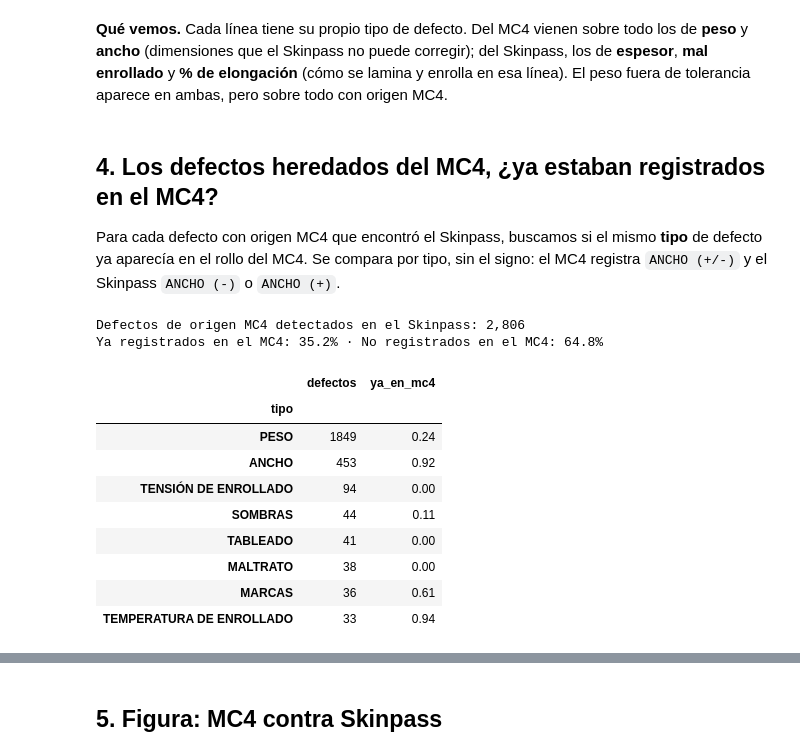
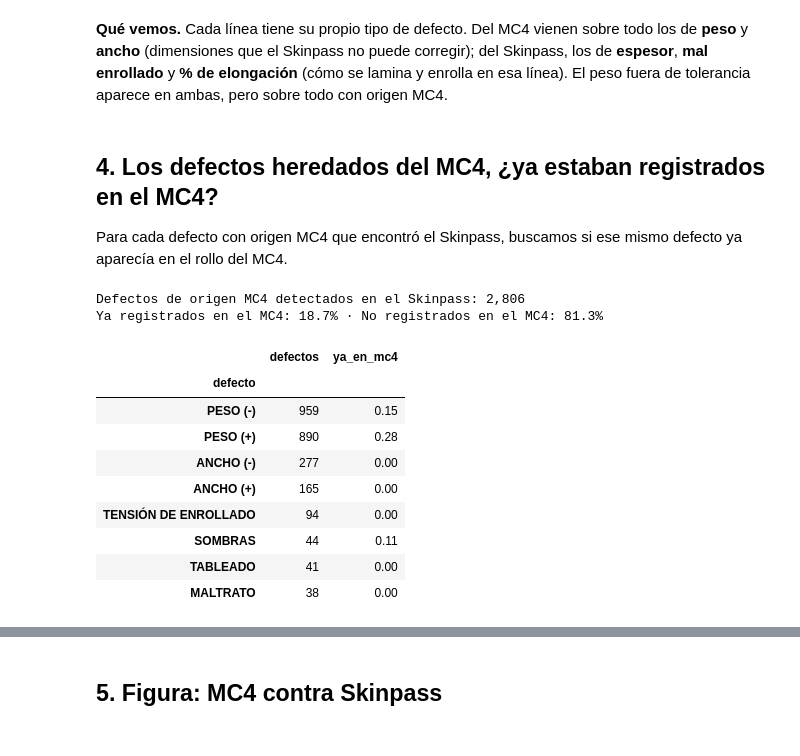
Before and after one commit to DiegoLarrieta/Entregable_Reto, a Jupyter notebook: notebooks/investigacion.ipynb, the cells around one changed output, grey strips where cells are left out. Saved outputs shown, nothing was run; the diff lists cells and outputs as text; code cells hidden in the pictures.

```diff
--- a/notebooks/investigacion.ipynb
+++ b/notebooks/investigacion.ipynb
@@ -142,33 +142,28 @@ top
 **Qué vemos.** Cada línea tiene su propio tipo de defecto. Del MC4 vienen sobre todo los de **peso** y **ancho** (dimensiones que el Skinpass no puede corregir); del Skinpass, los de **espesor**, **mal enrollado** y **% de elongación** (cómo se lamina y enrolla en esa línea). El peso fuera de tolerancia aparece en ambas, pero sobre todo con origen MC4.
 # %% [markdown]
 ## 4. Los defectos heredados del MC4, ¿ya estaban registrados en el MC4?
-Para cada defecto con origen MC4 que encontró el Skinpass, buscamos si el mismo **tipo** de defecto ya aparecía en el rollo del MC4. Se compara por tipo, sin el signo: el MC4 registra `ANCHO (+/-)` y el Skinpass `ANCHO (-)` o `ANCHO (+)`.
+Para cada defecto con origen MC4 que encontró el Skinpass, buscamos si ese mismo defecto ya aparecía en el rollo del MC4.
 # %%
-def tipo(defecto):
-    """'ANCHO (-)', 'ANCHO (+/-)' -> 'ANCHO'."""
-    return defecto.rstrip('.').split(' (')[0].strip()
-
 reg_mc4 = set()
 for k in range(1, 6):
     t = mc4[['Material Salida', f'Defecto ({k})']].dropna()
-    reg_mc4 |= set(zip(t['Material Salida'], t[f'Defecto ({k})'].map(tipo)))
+    reg_mc4 |= set(zip(t['Material Salida'], t[f'Defecto ({k})'].str.rstrip('.')))
 
 H = D[D['origen'] == 'MC4'].copy()
-H['tipo'] = H['defecto'].map(tipo)
-H['ya_en_mc4'] = [(r, d) in reg_mc4 for r, d in zip(H['rollo'], H['tipo'])]
+H['ya_en_mc4'] = [(r, d) in reg_mc4 for r, d in zip(H['rollo'], H['defecto'])]
 print(f'Defectos de origen MC4 detectados en el Skinpass: {len(H):,}')
 print(f'Ya registrados en el MC4: {H["ya_en_mc4"].mean():.1%} · No registrados en el MC4: {1 - H["ya_en_mc4"].mean():.1%}')
-H.groupby('tipo')['ya_en_mc4'].agg(defectos='size', ya_en_mc4='mean').sort_values('defectos', ascending=False).head(8).round(2)
+H.groupby('defecto')['ya_en_mc4'].agg(defectos='size', ya_en_mc4='mean').sort_values('defectos', ascending=False).head(8).round(2)
 # %% [output]
 Defectos de origen MC4 detectados en el Skinpass: 2,806
-Ya registrados en el MC4: 35.2% · No registrados en el MC4: 64.8%
+Ya registrados en el MC4: 18.7% · No registrados en el MC4: 81.3%
 |  | defectos | ya_en_mc4 |
-| tipo |  |  |
-| PESO | 1849 | 0.24 |
-| ANCHO | 453 | 0.92 |
+| defecto |  |  |
+| PESO (-) | 959 | 0.15 |
+| PESO (+) | 890 | 0.28 |
+| ANCHO (-) | 277 | 0.00 |
+| ANCHO (+) | 165 | 0.00 |
 | TENSIÓN DE ENROLLADO | 94 | 0.00 |
 | SOMBRAS | 44 | 0.11 |
 | TABLEADO | 41 | 0.00 |
 | MALTRATO | 38 | 0.00 |
-| MARCAS | 36 | 0.61 |
-| TEMPERATURA DE ENROLLADO | 33 | 0.94 |
```
Also changed, not shown: parts of 3 cells of this notebook, 12 other files.
